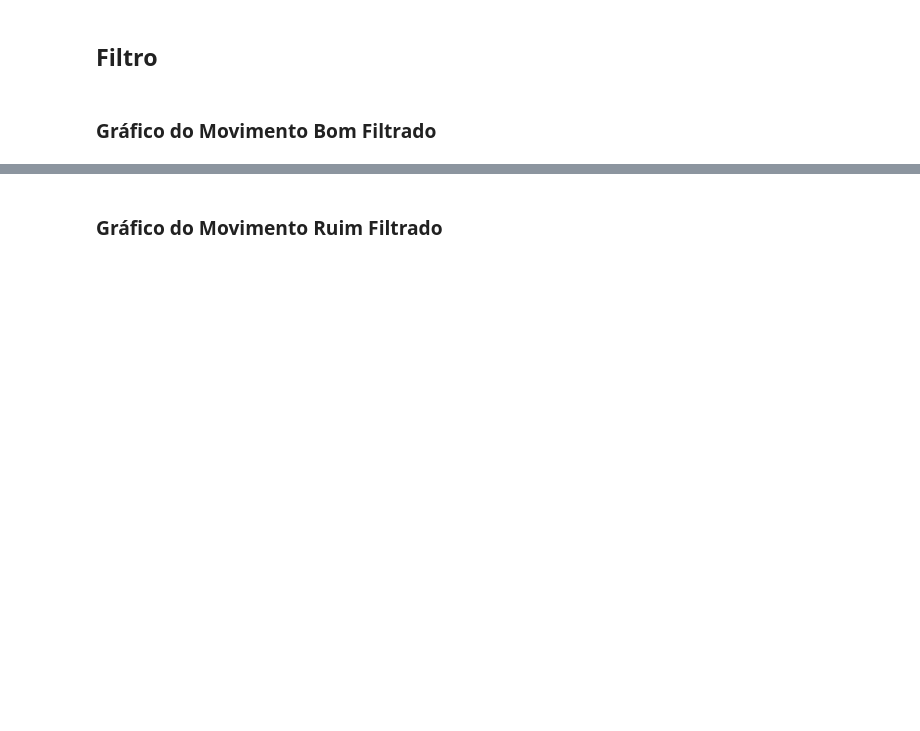
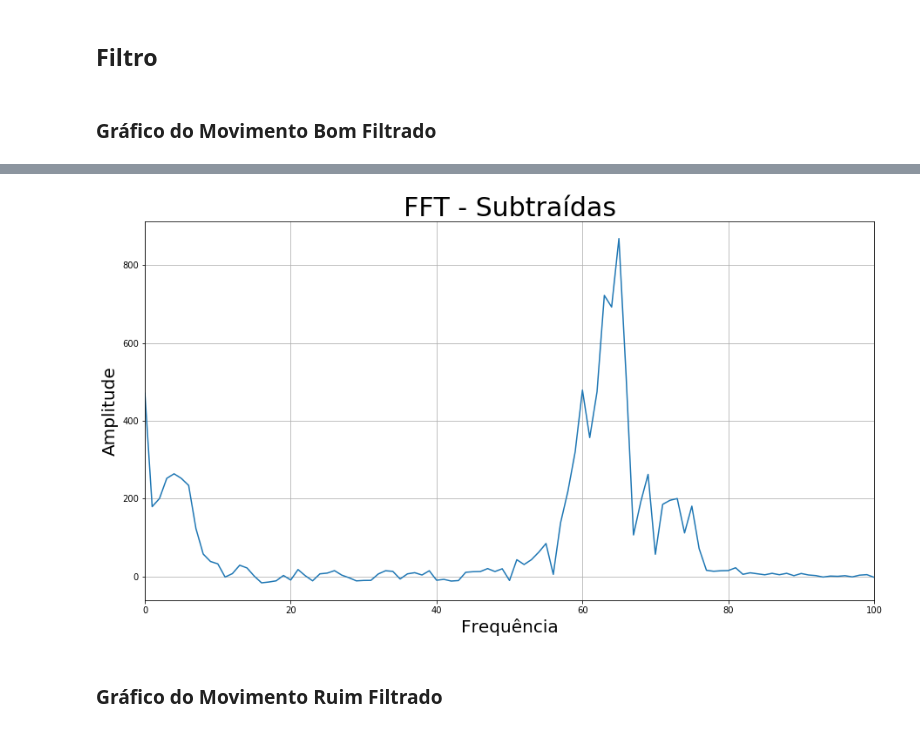
Before and after one commit to luizapozzobon/myo_project, a Jupyter notebook: Organizado.ipynb, the cells around one changed output, grey strips where cells are left out. Saved outputs shown, nothing was run; the diff lists cells and outputs as text; code cells hidden in the pictures; blank space fills up the shorter version.

```diff
--- a/Organizado.ipynb
+++ b/Organizado.ipynb
@@ -90,3 +96,14 @@ def apply_fft(data, comment):
+# %%
+def subtract_fft(first, second):
+    s = first - second
+    plt.figure(figsize=(15,8))
+    plt.title('FFT - Subtraídas', fontsize=30)
+    plt.xlabel('Frequência', fontsize=20)
+    plt.ylabel('Amplitude', fontsize=20)
+    plt.plot(s)
+    plt.xlim(0, 100)
+    plt.grid()
+    plt.show()
 # %% [markdown]
 # Plot dos gráficos filtrados
 # %% [markdown]
@@ -161,6 +178,6 @@ def filteremg(time, emg, sfreq=200, high_band=72, mid_band=58, low_band=5):
 # %% [markdown]
 ### Gráfico do Movimento Bom Filtrado
 # %%
-emg_filtered_all_bom = filteremg(time, Dataset_bom['Sensor 0'], low_band=5, mid_band=58/2.5, high_band=72/2.5)
+emg_filtered_all_bom = filteremg(time, Dataset_bom['Sensor 1'], low_band=low_band, mid_band=mid_band, high_band=high_band, sfreq=sfreq)
 # %% [output]
 0.28800000000000003 0.23199999999999998
@@ -182,3 +193,7 @@ apply_fft(emg_filtered_all_bom, comment = 'Sinal Filtrado')
+# %%
+subtract_fft(first, second)
+# %% [output]
+[figure, added]
 # %% [markdown]
 ### Gráfico do Movimento Ruim Filtrado
 # %%
```
Also changed, not shown: parts of 5 cells of this notebook, 2 other files.
